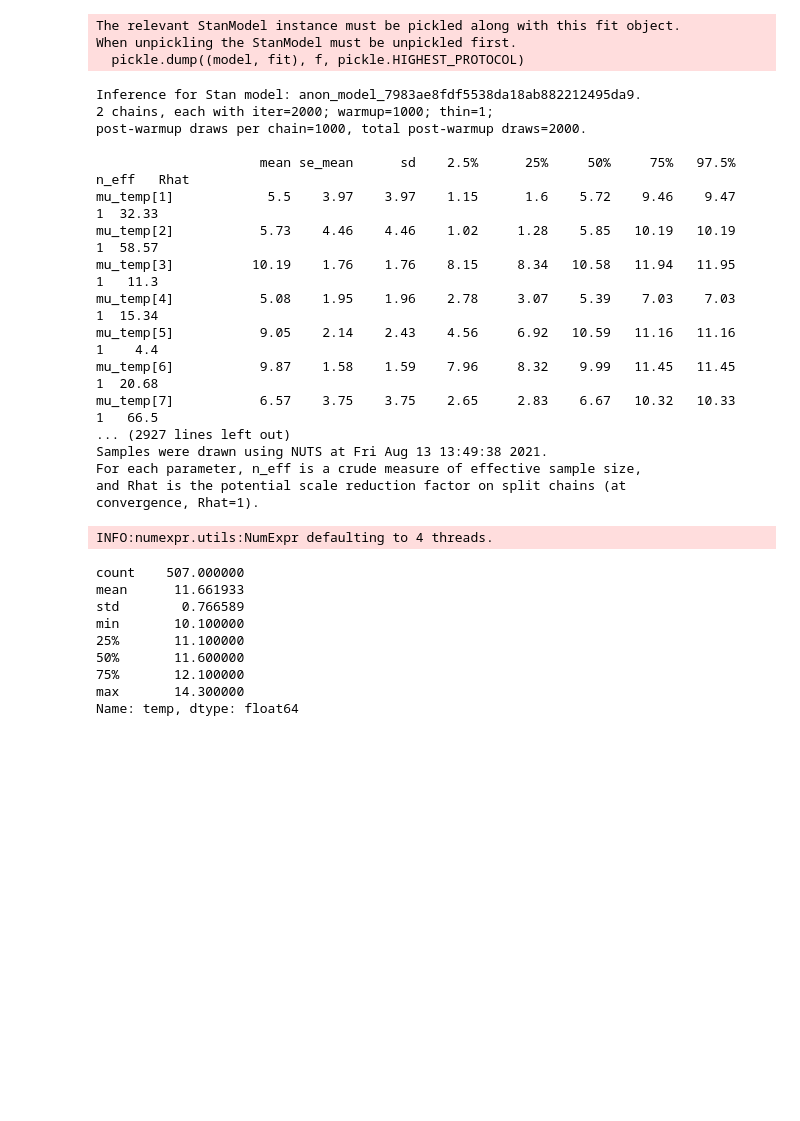
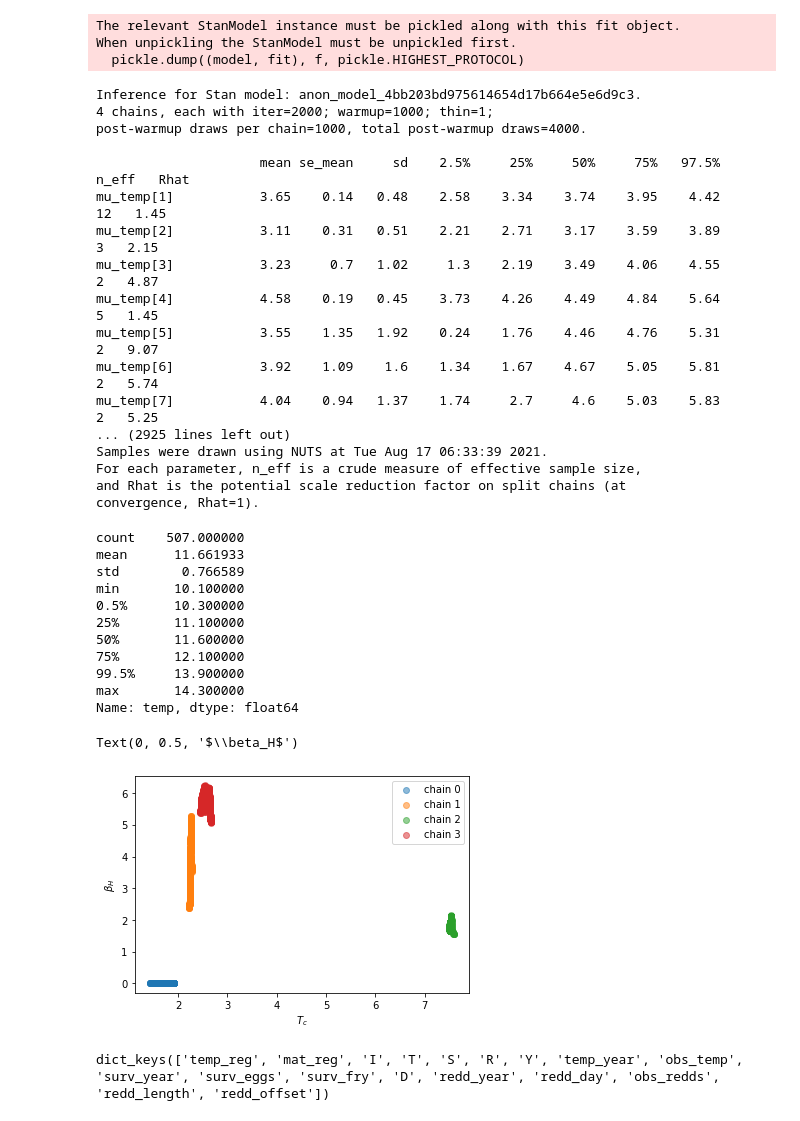
Before and after one commit to alinabi/Martin_reanalysis, a Jupyter notebook: Martin Reanalysis.ipynb, the cells around one changed output. Cells and saved outputs as stored; diff of their text form; code cells hidden in the pictures; blank space fills up the shorter version.

Commit message:
reproducibility analysis results

```diff
--- a/Martin Reanalysis.ipynb
+++ b/Martin Reanalysis.ipynb
@@ -98,6 +98,6 @@ INFO:pystan:COMPILING THE C++ CODE FOR MODEL anon_model_7983ae8fdf5538da18ab8822
 # %%
-def load_data(surv, obs, temp_reg=0.05, mat_reg=0.01, alpha_egg=0.00056, beta_egg=0.001044):
-    stan = {'temp_reg': temp_reg, 'mat_reg': mat_reg} #  'alpha_egg': alpha_egg, 'beta_egg': beta_egg}
+def load_data(surv, obs, temp_reg=0.05, mat_reg=0.01, alpha_egg=0.00056, beta_egg=0.001044, I=80):
+    stan = {'temp_reg': temp_reg, 'mat_reg': mat_reg, 'I' : I} #  'alpha_egg': alpha_egg, 'beta_egg': beta_egg}
     obs_df = pd.read_csv(obs)
     surv_df = pd.read_csv(surv)
 
@@ -173,7 +171,7 @@ INFO:numexpr.utils:NumExpr defaulting to 4 threads.
 # %%
 stan_data
 # %%
-fit = model.sampling(data=stan_data, iter=2000, chains=2)
+fit = model.sampling(data=stan_data, iter=2000, chains=4)
 # %% [output]
 WARNING:pystan:Maximum (flat) parameter count (1000) exceeded: skipping diagnostic tests for n_eff and Rhat.
 To run all diagnostics call pystan.check_hmc_diagnostics(fit)
@@ -183,6 +184,6 @@ WARNING:pystan:Chain 2: E-BFMI = 0.00497
 WARNING:pystan:E-BFMI below 0.2 indicates you may need to reparameterize your model
 # %%
-with open('./data/result-2021-08-13-6:52.pickle', 'wb') as f:
+with open('./data/result-2021-08-16-7:16.pickle', 'wb') as f:
     pickle.dump((model, fit), f, pickle.HIGHEST_PROTOCOL)
 # %% [output]
 The relevant StanModel instance must be pickled along with this fit object.
@@ -194,35 +195,50 @@ with open('./data/result-2021-08-13-6:52.pickle', 'rb') as f:
 # %%
 print(fit.stansummary())
 # %% [output]
-Inference for Stan model: anon_model_7983ae8fdf5538da18ab882212495da9.
-2 chains, each with iter=2000; warmup=1000; thin=1;
-post-warmup draws per chain=1000, total post-warmup draws=2000.
+Inference for Stan model: anon_model_4bb203bd975614654d17b664e5e6d9c3.
+4 chains, each with iter=2000; warmup=1000; thin=1;
+post-warmup draws per chain=1000, total post-warmup draws=4000.
 
-                     mean se_mean      sd    2.5%      25%     50%     75%   97.5%  n_eff   Rhat
-mu_temp[1]            5.5    3.97    3.97    1.15      1.6    5.72    9.46    9.47      1  32.33
-mu_temp[2]           5.73    4.46    4.46    1.02     1.28    5.85   10.19   10.19      1  58.57
-mu_temp[3]          10.19    1.76    1.76    8.15     8.34   10.58   11.94   11.95      1   11.3
-mu_temp[4]           5.08    1.95    1.96    2.78     3.07    5.39    7.03    7.03      1  15.34
-mu_temp[5]           9.05    2.14    2.43    4.56     6.92   10.59   11.16   11.16      1    4.4
-mu_temp[6]           9.87    1.58    1.59    7.96     8.32    9.99   11.45   11.45      1  20.68
-mu_temp[7]           6.57    3.75    3.75    2.65     2.83    6.67   10.32   10.33      1   66.5
-... (2927 lines left out)
-Samples were drawn using NUTS at Fri Aug 13 13:49:38 2021.
+                     mean se_mean     sd    2.5%     25%     50%     75%   97.5%  n_eff   Rhat
+mu_temp[1]           3.65    0.14   0.48    2.58    3.34    3.74    3.95    4.42     12   1.45
+mu_temp[2]           3.11    0.31   0.51    2.21    2.71    3.17    3.59    3.89      3   2.15
+mu_temp[3]           3.23     0.7   1.02     1.3    2.19    3.49    4.06    4.55      2   4.87
+mu_temp[4]           4.58    0.19   0.45    3.73    4.26    4.49    4.84    5.64      5   1.45
+mu_temp[5]           3.55    1.35   1.92    0.24    1.76    4.46    4.76    5.31      2   9.07
+mu_temp[6]           3.92    1.09    1.6    1.34    1.67    4.67    5.05    5.81      2   5.74
+mu_temp[7]           4.04    0.94   1.37    1.74     2.7     4.6    5.03    5.83      2   5.25
+... (2925 lines left out)
+Samples were drawn using NUTS at Tue Aug 17 06:33:39 2021.
 For each parameter, n_eff is a crude measure of effective sample size,
 and Rhat is the potential scale reduction factor on split chains (at
 convergence, Rhat=1).
 # %%
 obs_df = pd.read_csv('./data/redd_temp_data.csv')
 # %%
-obs_df[obs_df['temp'] > 0]['temp'].describe()
+obs_df[obs_df['temp'] > 0]['temp'].describe(percentiles=[0.005, 0.25, 0.50, 0.75, 0.995])
 # %% [output]
-INFO:numexpr.utils:NumExpr defaulting to 4 threads.
+count    507.000000
+mean      11.661933
+std        0.766589
+min       10.100000
+0.5%      10.300000
+25%       11.100000
+50%       11.600000
+75%       12.100000
+99.5%     13.900000
+max       14.300000
+Name: temp, dtype: float64
-count    507.000000
-mean      11.661933
-std        0.766589
-min       10.100000
-25%       11.100000
-50%       11.600000
-75%       12.100000
-max       14.300000
-Name: temp, dtype: float64
+# %%
+data = fit.extract(pars=['temp_crit', 'beta_hazard'], permuted=False)
+for chain in range(4):
+    plt.scatter(data['temp_crit'][:, chain], data['beta_hazard'][:, chain], label=f'chain {chain}', alpha=0.5)
+    plt.legend()
+plt.xlabel('$T_c$')
+plt.ylabel('$\\beta_H$')
+# %% [output]
+Text(0, 0.5, '$\\beta_H$')
+[figure, added]
+# %%
+stan_data.keys()
+# %% [output]
+dict_keys(['temp_reg', 'mat_reg', 'I', 'T', 'S', 'R', 'Y', 'temp_year', 'obs_temp', 'surv_year', 'surv_eggs', 'surv_fry', 'D', 'redd_year', 'redd_day', 'obs_redds', 'redd_length', 'redd_offset'])
```
Also changed, not shown: parts of 7 cells of this notebook, 13 other files.
